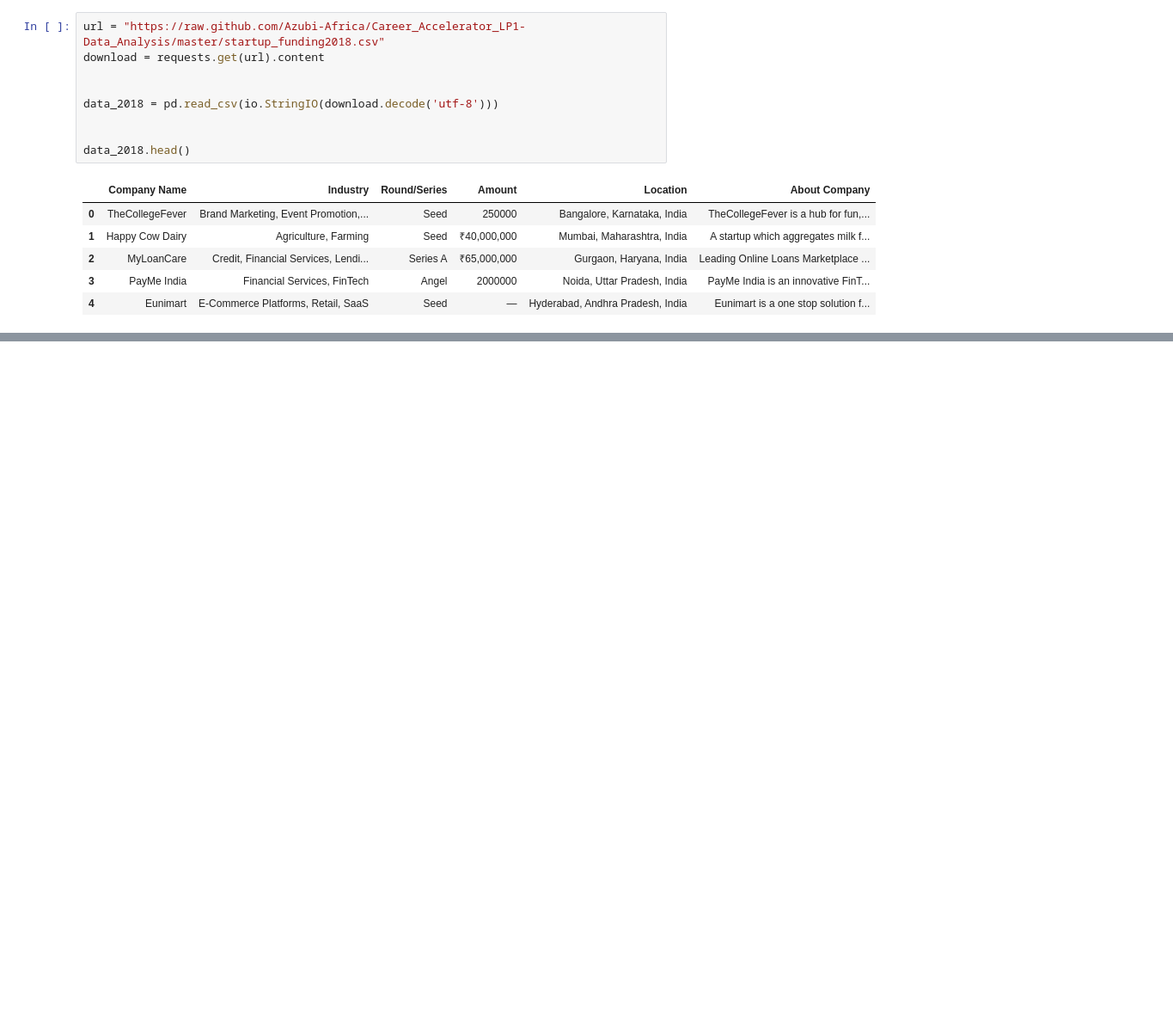
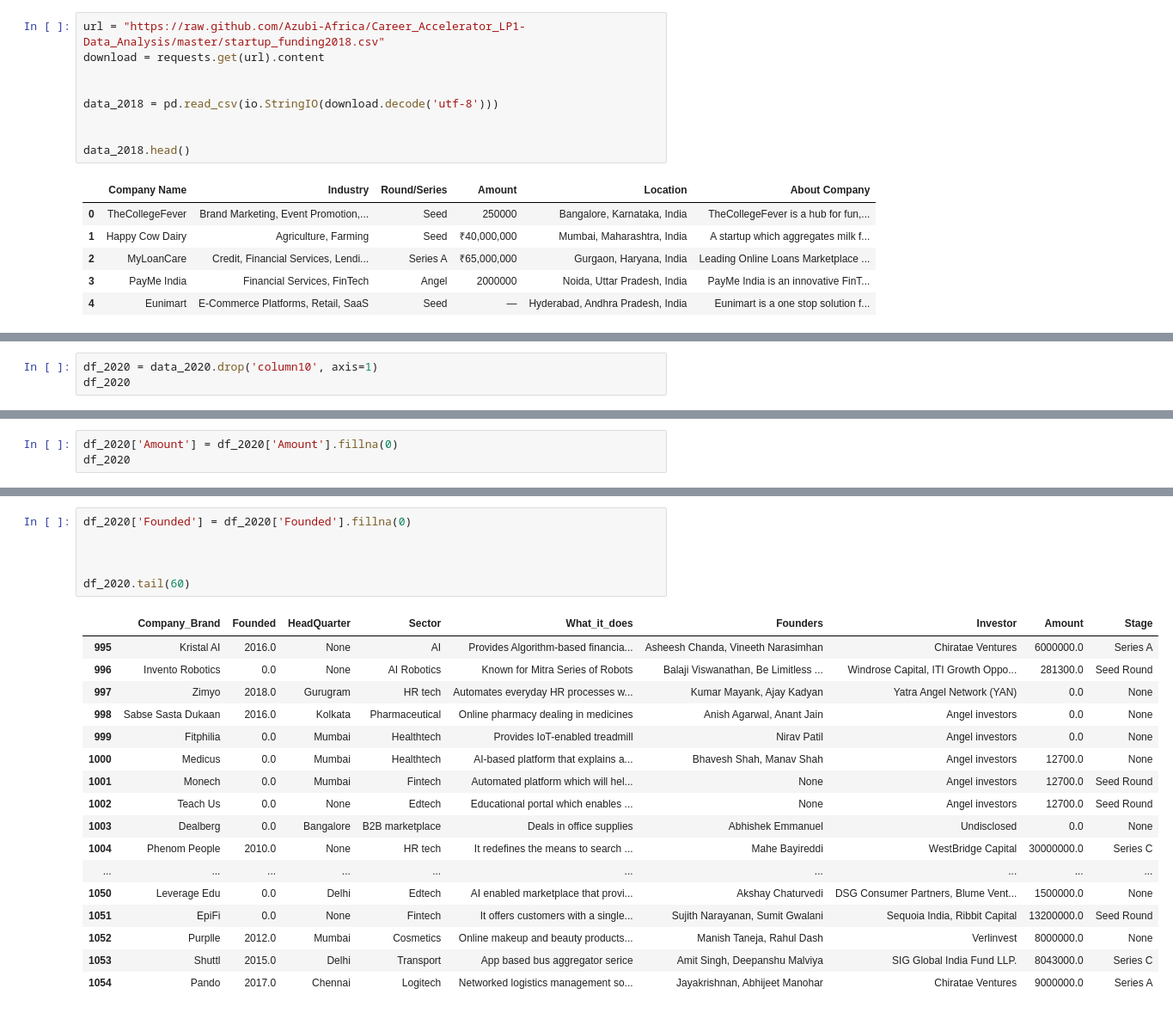
Before and after one commit to GeGe-K/Startup-Ecosystem, a Jupyter notebook: jupyter.ipynb, the cells around one changed output, grey strips where cells are left out. Shown at 86% size. Drawn from its saved outputs; the diff is of its cells as text; blank space fills up the shorter version.

```diff
--- a/jupyter.ipynb
+++ b/jupyter.ipynb
@@ -133,0 +146,3 @@ data_2018.head()
+# %%
+df_2020 = data_2020.drop('column10', axis=1)
+df_2020
@@ -133,0 +195,3 @@ data_2018.head()
+# %%
+df_2020['Amount'] = df_2020['Amount'].fillna(0)
+df_2020
@@ -133,0 +212,24 @@ data_2018.head()
+# %%
+df_2020['Founded'] = df_2020['Founded'].fillna(0)
+
+
+
+df_2020.tail(60)
+# %% [output]
+|  | Company_Brand | Founded | HeadQuarter | Sector | What_it_does | Founders | Investor | Amount | Stage |
+| 995 | Kristal AI | 2016.0 | None | AI | Provides Algorithm-based financia... | Asheesh Chanda, Vineeth Narasimhan | Chiratae Ventures | 6000000.0 | Series A |
+| 996 | Invento Robotics | 0.0 | None | AI Robotics | Known for Mitra Series of Robots | Balaji Viswanathan, Be Limitless ... | Windrose Capital, ITI Growth Oppo... | 281300.0 | Seed Round |
+| 997 | Zimyo | 2018.0 | Gurugram | HR tech | Automates everyday HR processes w... | Kumar Mayank, Ajay Kadyan | Yatra Angel Network (YAN) | 0.0 | None |
+| 998 | Sabse Sasta Dukaan | 2016.0 | Kolkata | Pharmaceutical | Online pharmacy dealing in medicines | Anish Agarwal, Anant Jain | Angel investors | 0.0 | None |
+| 999 | Fitphilia | 0.0 | Mumbai | Healthtech | Provides IoT-enabled treadmill | Nirav Patil | Angel investors | 0.0 | None |
+| 1000 | Medicus | 0.0 | Mumbai | Healthtech | AI-based platform that explains a... | Bhavesh Shah, Manav Shah | Angel investors | 12700.0 | None |
+| 1001 | Monech | 0.0 | Mumbai | Fintech | Automated platform which will hel... | None | Angel investors | 12700.0 | Seed Round |
+| 1002 | Teach Us | 0.0 | None | Edtech | Educational portal which enables ... | None | Angel investors | 12700.0 | Seed Round |
+| 1003 | Dealberg | 0.0 | Bangalore | B2B marketplace | Deals in office supplies | Abhishek Emmanuel | Undisclosed | 0.0 | None |
+| 1004 | Phenom People | 2010.0 | None | HR tech | It redefines the means to search ... | Mahe Bayireddi | WestBridge Capital | 30000000.0 | Series C |
+| ... | ... | ... | ... | ... | ... | ... | ... | ... | ... |
+| 1050 | Leverage Edu | 0.0 | Delhi | Edtech | AI enabled marketplace that provi... | Akshay Chaturvedi | DSG Consumer Partners, Blume Vent... | 1500000.0 | None |
+| 1051 | EpiFi | 0.0 | None | Fintech | It offers customers with a single... | Sujith Narayanan, Sumit Gwalani | Sequoia India, Ribbit Capital | 13200000.0 | Seed Round |
+| 1052 | Purplle | 2012.0 | Mumbai | Cosmetics | Online makeup and beauty products... | Manish Taneja, Rahul Dash | Verlinvest | 8000000.0 | None |
+| 1053 | Shuttl | 2015.0 | Delhi | Transport | App based bus aggregator serice | Amit Singh, Deepanshu Malviya | SIG Global India Fund LLP. | 8043000.0 | Series C |
+| 1054 | Pando | 2017.0 | Chennai | Logitech | Networked logistics management so... | Jayakrishnan, Abhijeet Manohar | Chiratae Ventures | 9000000.0 | Series A |
```
Also changed, not shown: parts of 80 cells of this notebook.
